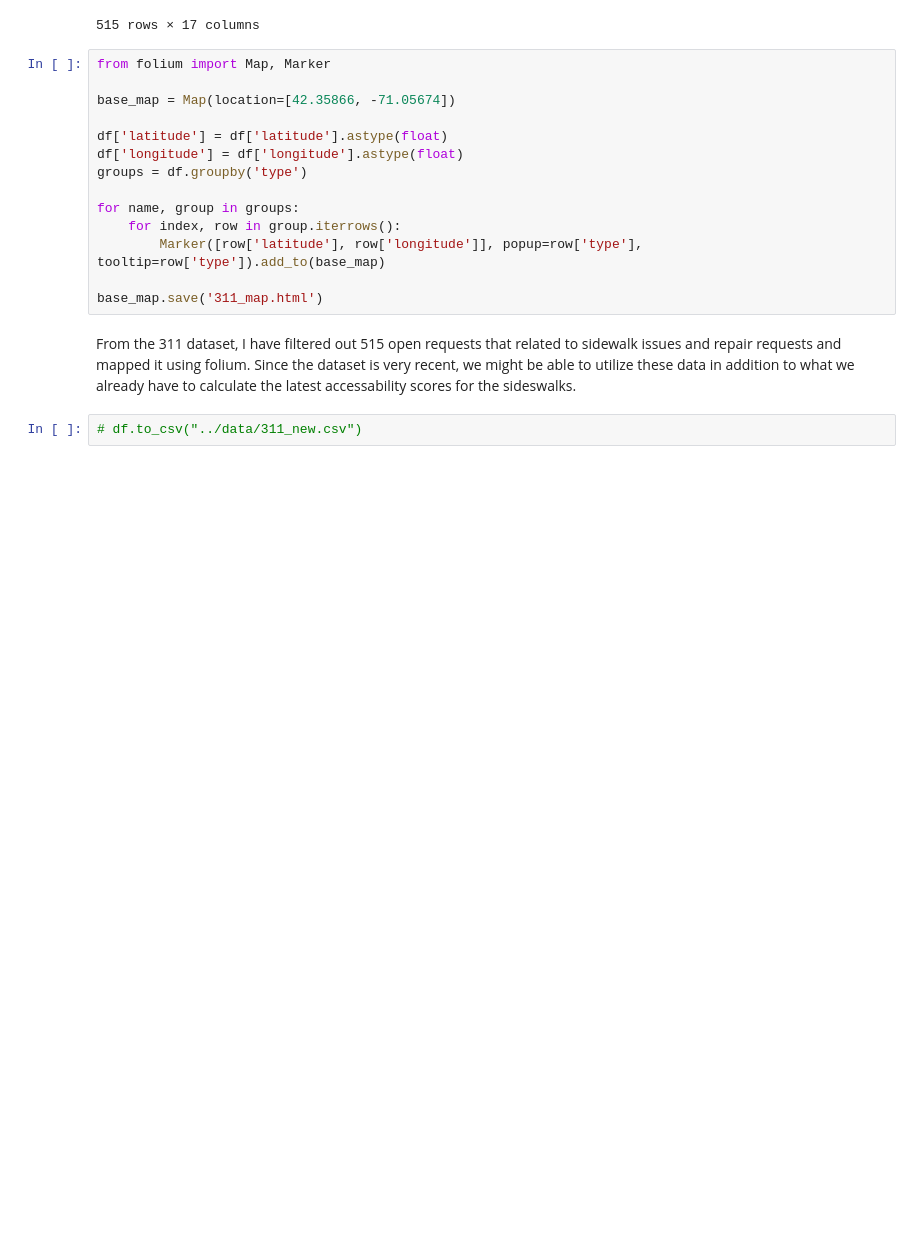
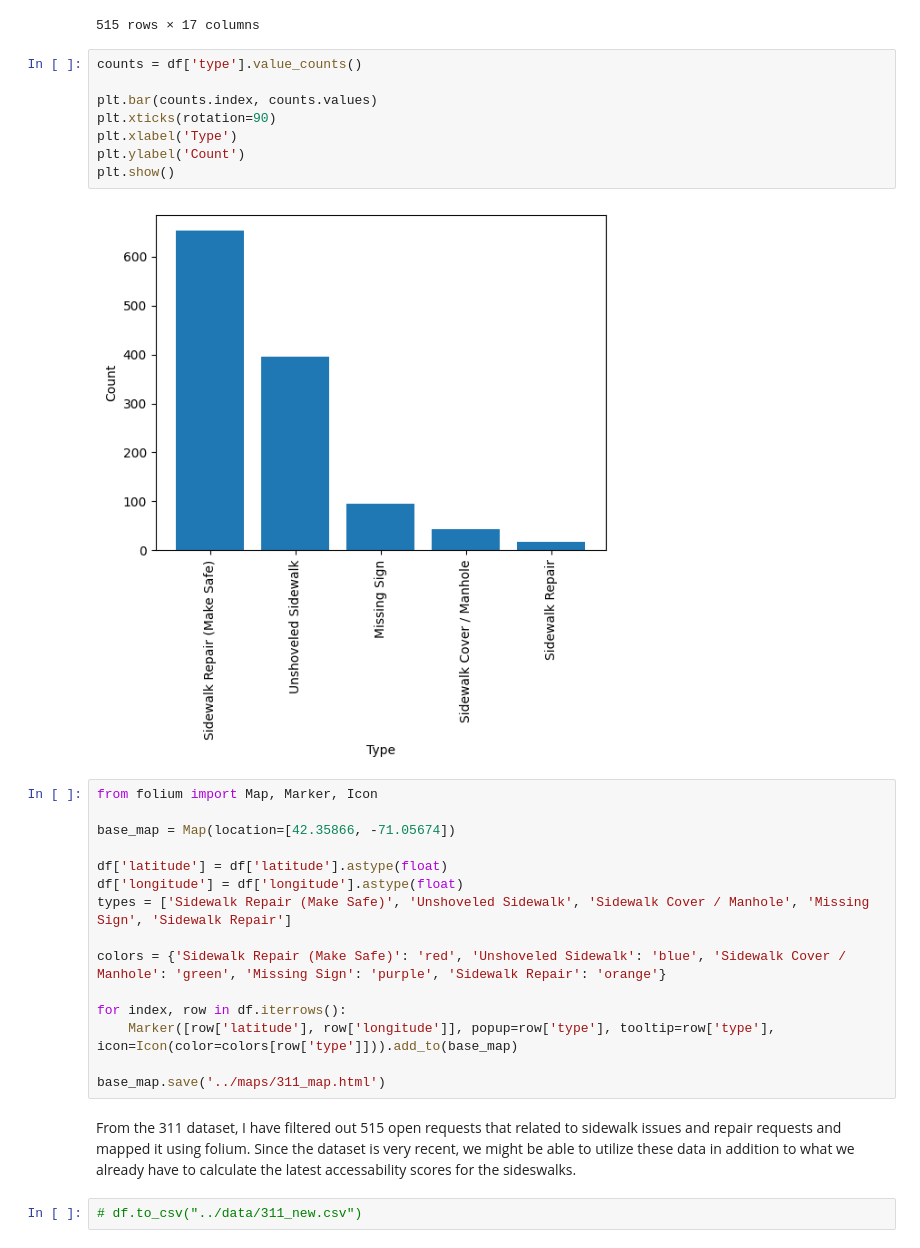
Before and after one commit to BU-Spark/ds-stantec-sidewalks, a Jupyter notebook: spring23-team-1/files/311_analysis.ipynb, the cells around one changed output. Cells and saved outputs as stored; diff of their text form; blank space fills up the shorter version.

```diff
--- a/spring23-team-1/files/311_analysis.ipynb
+++ b/spring23-team-1/files/311_analysis.ipynb
@@ -90,20 +90,31 @@ df[df['closed_dt'].isnull()]
 | 50313 | 101004724021 | 2023-03-10 17:38:00 | 2023-03-14 08:30:00 | NaN | ONTIME | Open |  | Sidewalk Repair (Make Safe) | ... |
 | 50496 | 101004619310 | 2023-01-04 12:18:00 | 2023-01-05 12:18:16 | NaN | OVERDUE | Open |  | Sidewalk Repair (Make Safe) | ... |
 515 rows × 17 columns
+# %%
+counts = df['type'].value_counts()
+
+plt.bar(counts.index, counts.values)
+plt.xticks(rotation=90)
+plt.xlabel('Type')
+plt.ylabel('Count')
+plt.show()
+# %% [output]
+[figure, added]
 # %%
-from folium import Map, Marker
+from folium import Map, Marker, Icon
 
 base_map = Map(location=[42.35866, -71.05674])
 
 df['latitude'] = df['latitude'].astype(float)
 df['longitude'] = df['longitude'].astype(float)
-groups = df.groupby('type')
+types = ['Sidewalk Repair (Make Safe)', 'Unshoveled Sidewalk', 'Sidewalk Cover / Manhole', 'Missing Sign', 'Sidewalk Repair']
 
-for name, group in groups:
-    for index, row in group.iterrows():
-        Marker([row['latitude'], row['longitude']], popup=row['type'], tooltip=row['type']).add_to(base_map)
+colors = {'Sidewalk Repair (Make Safe)': 'red', 'Unshoveled Sidewalk': 'blue', 'Sidewalk Cover / Manhole': 'green', 'Missing Sign': 'purple', 'Sidewalk Repair': 'orange'}
 
-base_map.save('311_map.html')
+for index, row in df.iterrows():
+    Marker([row['latitude'], row['longitude']], popup=row['type'], tooltip=row['type'], icon=Icon(color=colors[row['type']])).add_to(base_map)
+
+base_map.save('../maps/311_map.html')
 # %% [markdown]
 From the 311 dataset, I have filtered out 515 open requests that related to sidewalk issues and repair requests and mapped it using folium. Since the dataset is very recent, we might be able to utilize these data in addition to what we already have to calculate the latest accessability scores for the sideswalks.
 # %%
```
Also changed, not shown: 2 other files.
